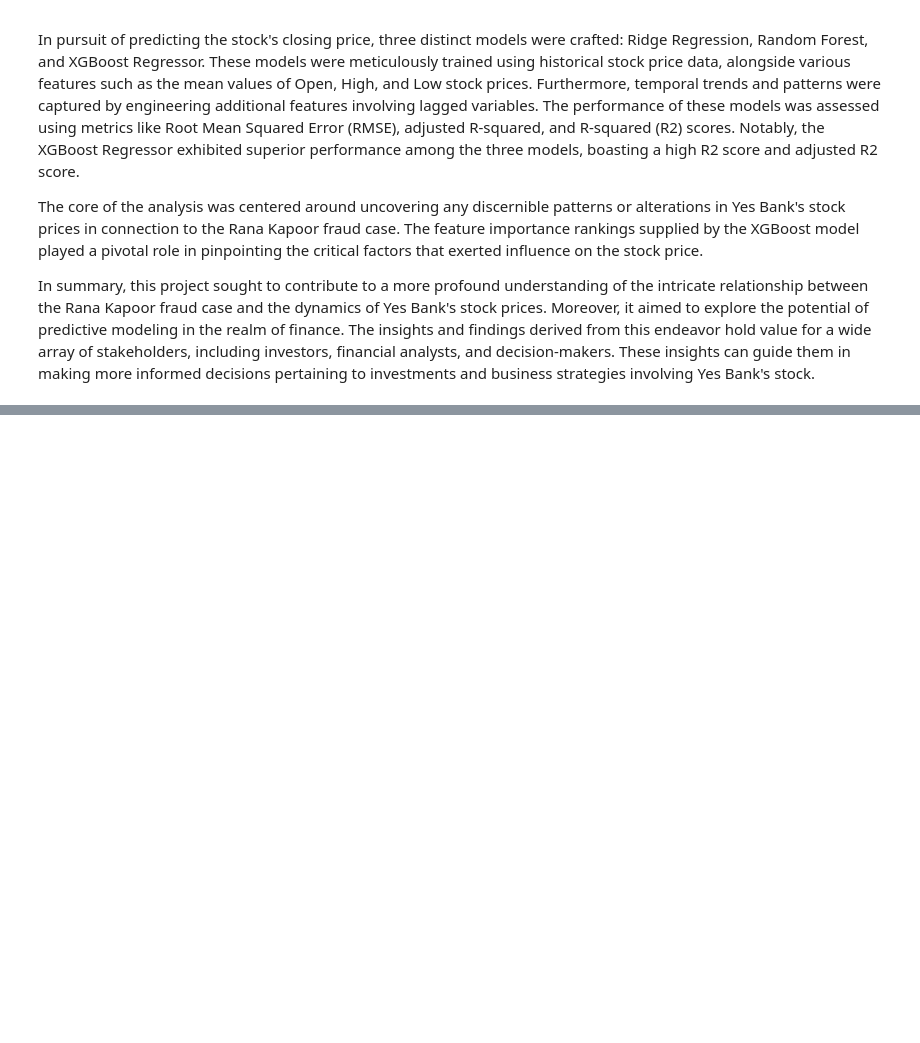
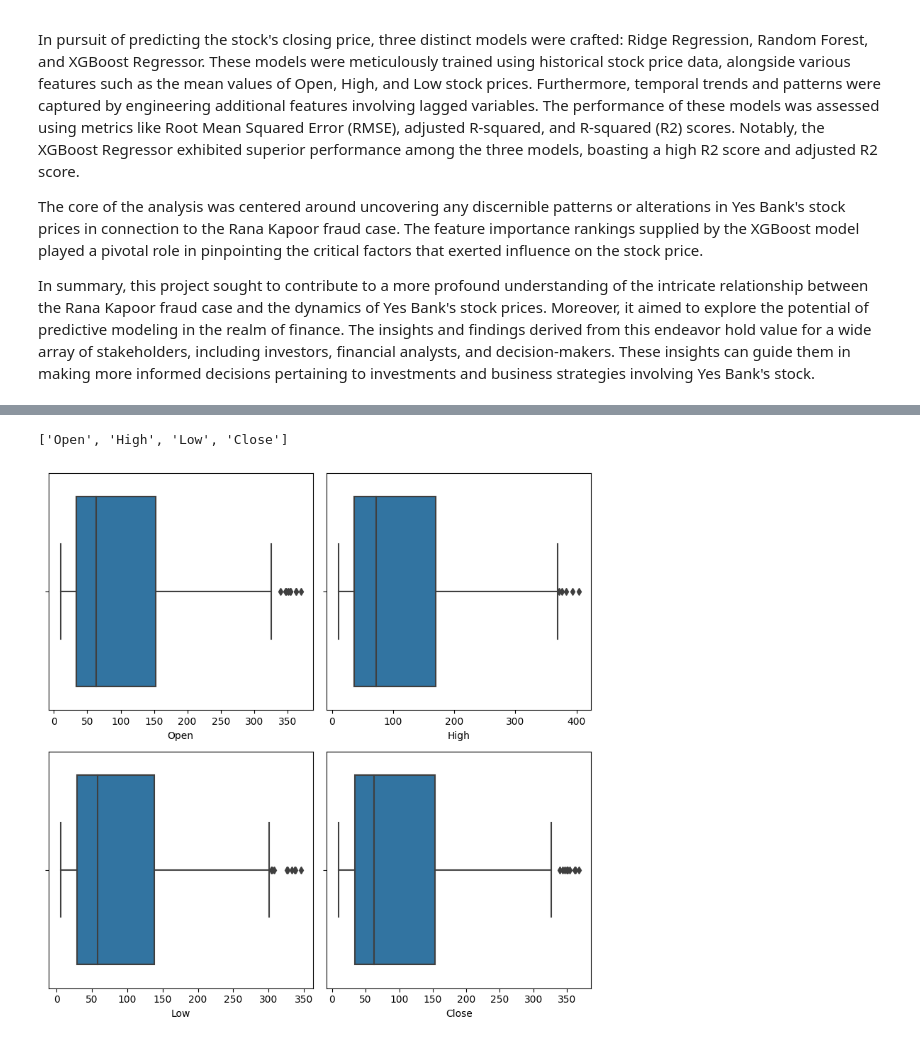
Before and after one commit to meabhaykr/Yes-Bank-Stock-Closing-Price-prediction, a Jupyter notebook: Yes_Bank_Stock_Closing_Price_prediction.ipynb, the cells around one changed output, grey strips where cells are left out. Drawn from its saved outputs; the diff is of its cells as text; code cells hidden in the pictures; blank space fills up the shorter version.

```diff
--- a/Yes_Bank_Stock_Closing_Price_prediction.ipynb
+++ b/Yes_Bank_Stock_Closing_Price_prediction.ipynb
@@ -19,0 +340,5 @@ In summary, this project sought to contribute to a more profound understanding o
+# %%
+# Get the count of unique values for each variable.
+for column in YesBank.columns.tolist():
+    unique_count = YesBank[column].nunique()
+    print(f"Number of unique values in {column}: {unique_count}")
@@ -19,0 +355,4 @@ In summary, this project sought to contribute to a more profound understanding o
+# %%
+# Write your code to make your dataset analysis ready.
+#copy of my dataset
+YesBank_data= YesBank.copy()
@@ -19,0 +381,5 @@ In summary, this project sought to contribute to a more profound understanding o
+# %%
+# Convert the 'Date' column from a string to datetime format
+
+# Assuming the 'Date' column is in a format like 'Jul-05'
+YesBank_data['Date'] = pd.to_datetime(YesBank_data['Date'], format='%b-%y')
@@ -19,0 +422,23 @@ In summary, this project sought to contribute to a more profound understanding o
+# %%
+col=YesBank_data.columns.to_list()
+numerical_cols=col[1:]
+# %%
+numerical_cols
+# %% [output]
+['Open', 'High', 'Low', 'Close']
+# %%
+numerical_cols = ['Open', 'High', 'Low', 'Close']
+
+# Create subplots in a 2x2 grid
+fig, axes = plt.subplots(2, 2, figsize=(8, 8))
+
+# Loop through numerical columns and create box plots in subplots
+for i, column in enumerate(numerical_cols):
+    row, col = i // 2, i % 2  # Calculate the row and column position
+    sns.boxplot(data=YesBank_data, x=column, orient='h', ax=axes[row, col])
+    axes[row, col].set_xlabel(column, fontsize=10)
+
+plt.tight_layout()
+plt.show()
+# %% [output]
+[figure, added]
```
Also changed, not shown: parts of 306 cells of this notebook.
